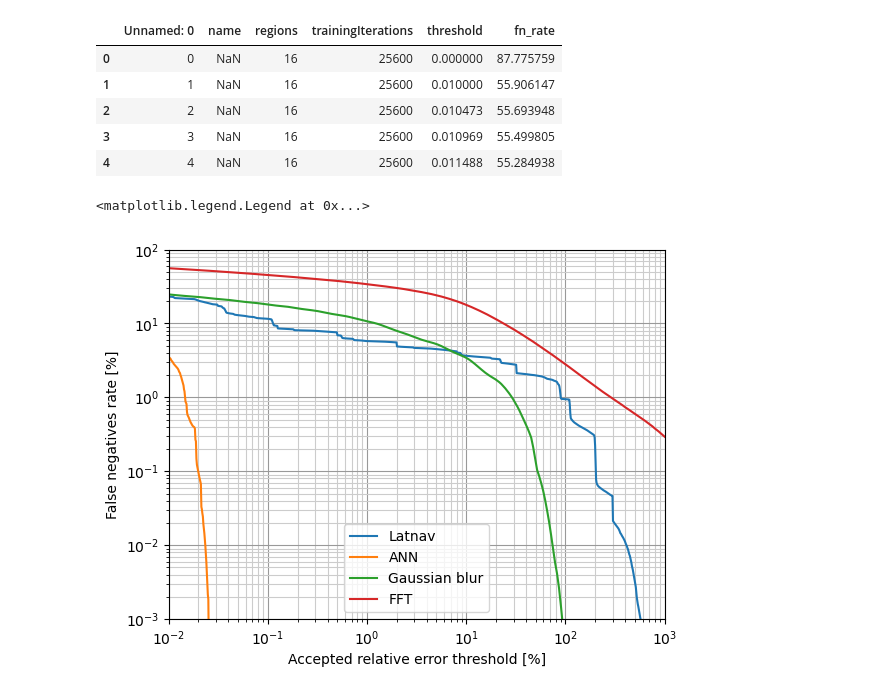
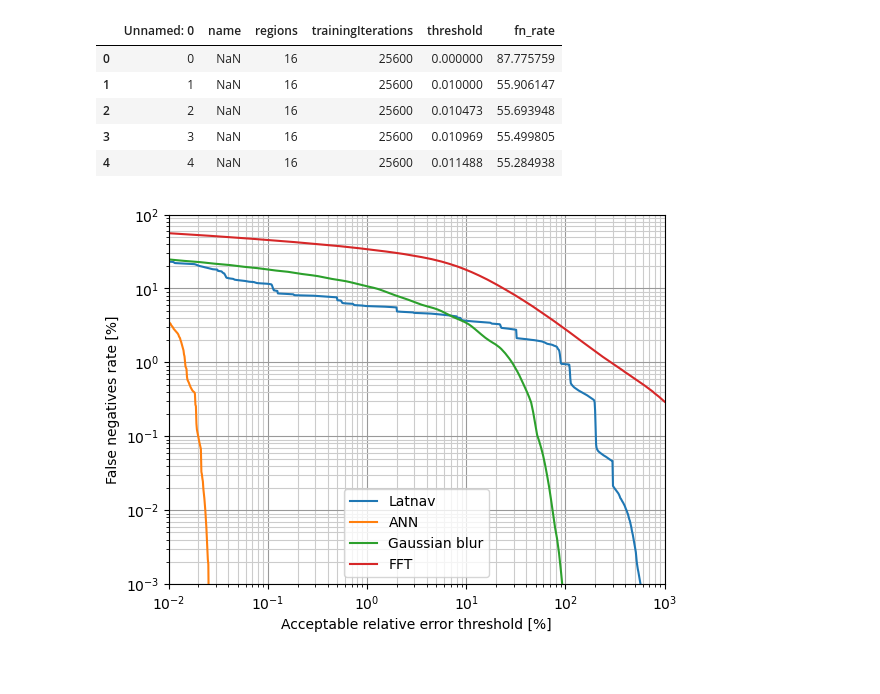
Before and after one commit to francesco-ratti/heteregeneousRTOS_benchmarks_data_analysis_scripts, a Jupyter notebook: false_negatives_vs_threshold_plots.ipynb, the cells around one changed output. Drawn from its saved outputs; the diff is of its cells as text; code cells hidden in the pictures.

```diff
--- a/false_negatives_vs_threshold_plots.ipynb
+++ b/false_negatives_vs_threshold_plots.ipynb
@@ -31,28 +31,28 @@ latnav_df.dropna(axis=1, inplace=True)
 # %%
 fig = plt.plot(latnav_df["threshold"], latnav_df["fn_rate"], label="Latnav")
 plt.plot(ann_df["threshold"], ann_df["fn_rate"], label="ANN")
 plt.plot(gauss_df["threshold"], gauss_df["fn_rate"], label="Gaussian blur")
 plt.plot(fft_df["threshold"], fft_df["fn_rate"], label="FFT")
 
 plt.grid(visible=True, which='major', color='0.6')
 plt.grid(visible=True, which='minor', color='0.8')
 
 plt.yscale('log')
 plt.xscale('log')
 ax=plt.gca()
 # #ax.yaxis.set_major_formatter(ticker.FuncFormatter(lambda x,pos: ('{:d}%'.format(int(x)))))
 
 plt.tick_params(axis='y', which='minor')
 plt.tick_params(axis='x', which='minor')
 
 
-plt.xlabel("Accepted relative error threshold [%]")
+plt.xlabel("Acceptable relative error threshold [%]")
 plt.ylabel("False negatives rate [%]")
 
 plt.xlim((0.01, 1000))
 plt.ylim((0.001, 100))
 
 plt.legend()
+plt.savefig('false_negatives_vs_threshold.pdf')
 # %% [output]
-<matplotlib.legend.Legend at 0x...>
-[figure, old version]
+[figure, new version]
```
Also changed, not shown: 2 other files.
